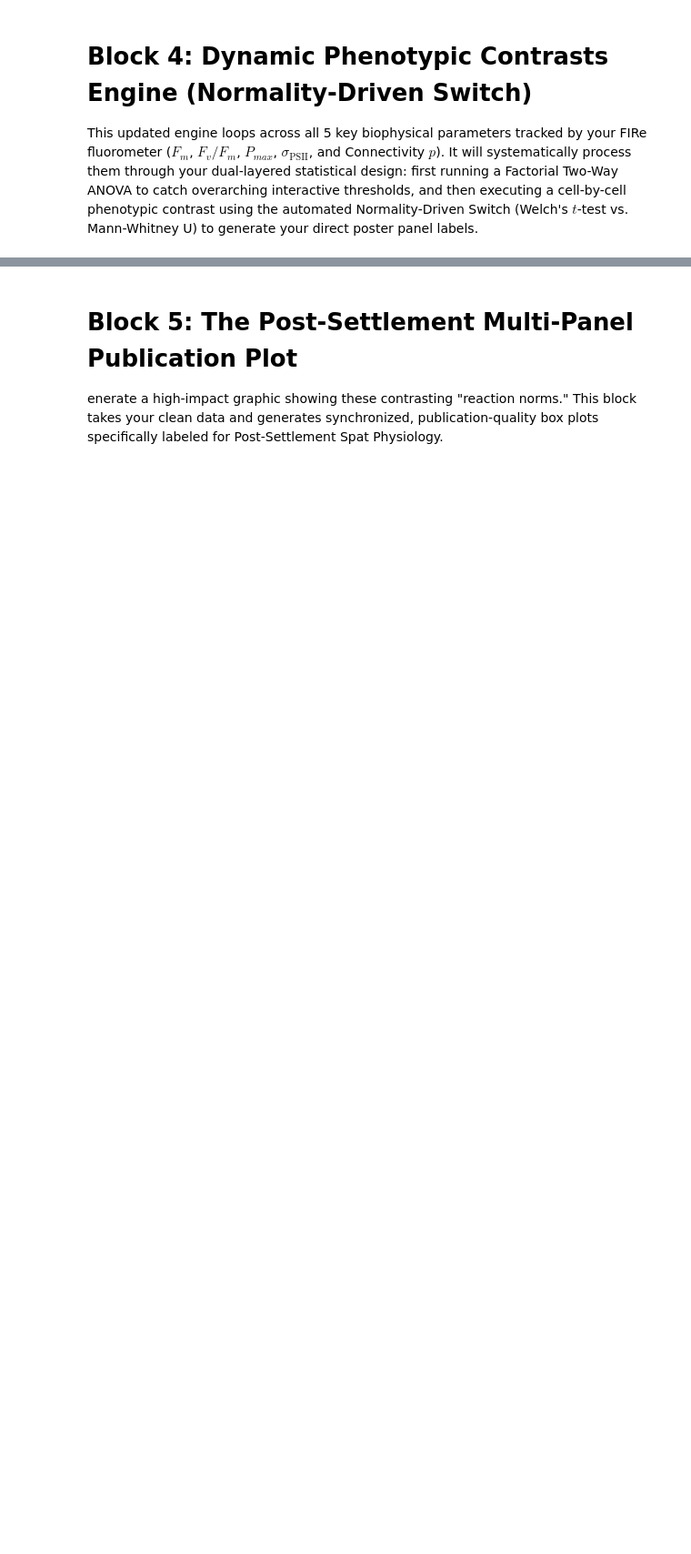
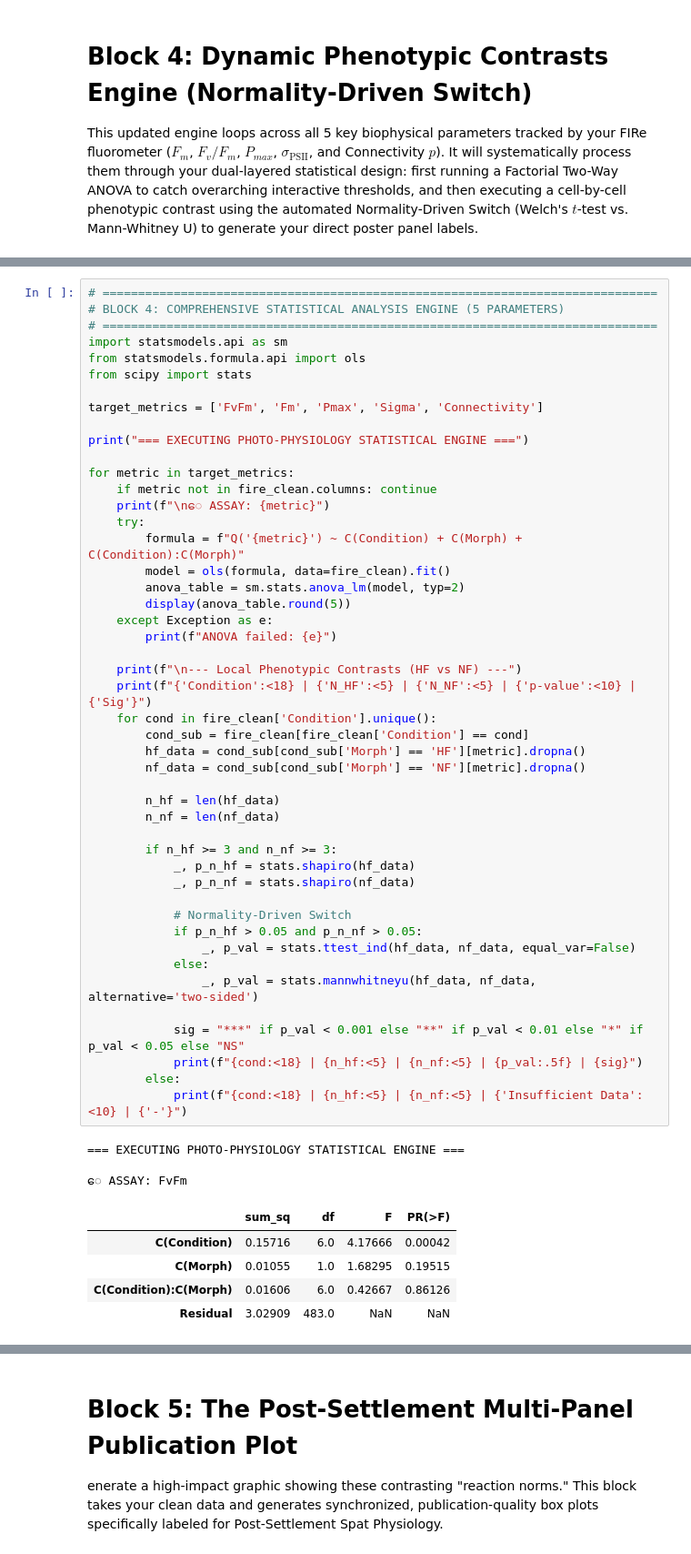
Before and after one commit to LielUziahu/12th_GetTogether, a Jupyter notebook: Combined_Spat_FIRe.ipynb, the cells around one changed output, grey strips where cells are left out. Shown at 91% size. Drawn from its saved outputs; the diff is of its cells as text; blank space fills up the shorter version.

```diff
--- a/Combined_Spat_FIRe.ipynb
+++ b/Combined_Spat_FIRe.ipynb
@@ -359,0 +171,56 @@ pH 7.8             | 0.285±0.261     | 0.533±0.135     | Mann-Whitney U     |
+# %%
+# ==============================================================================
+# BLOCK 4: COMPREHENSIVE STATISTICAL ANALYSIS ENGINE (5 PARAMETERS)
+# ==============================================================================
+import statsmodels.api as sm
+from statsmodels.formula.api import ols
+from scipy import stats
+
+target_metrics = ['FvFm', 'Fm', 'Pmax', 'Sigma', 'Connectivity']
+
+print("=== EXECUTING PHOTO-PHYSIOLOGY STATISTICAL ENGINE ===")
+
+for metric in target_metrics:
+    if metric not in fire_clean.columns: continue
+    print(f"\nေ ASSAY: {metric}")
+    try:
+        formula = f"Q('{metric}') ~ C(Condition) + C(Morph) + C(Condition):C(Morph)"
+        model = ols(formula, data=fire_clean).fit()
+        anova_table = sm.stats.anova_lm(model, typ=2)
+        display(anova_table.round(5))
+    except Exception as e:
+        print(f"ANOVA failed: {e}")
+
+    print(f"\n--- Local Phenotypic Contrasts (HF vs NF) ---")
+    print(f"{'Condition':<18} | {'N_HF':<5} | {'N_NF':<5} | {'p-value':<10} | {'Sig'}")
+    for cond in fire_clean['Condition'].unique():
+        cond_sub = fire_clean[fire_clean['Condition'] == cond]
+        hf_data = cond_sub[cond_sub['Morph'] == 'HF'][metric].dropna()
+        nf_data = cond_sub[cond_sub['Morph'] == 'NF'][metric].dropna()
+
+        n_hf = len(hf_data)
+        n_nf = len(nf_data)
+
+        if n_hf >= 3 and n_nf >= 3:
+            _, p_n_hf = stats.shapiro(hf_data)
+            _, p_n_nf = stats.shapiro(nf_data)
+
+            # Normality-Driven Switch
+            if p_n_hf > 0.05 and p_n_nf > 0.05:
+                _, p_val = stats.ttest_ind(hf_data, nf_data, equal_var=False)
+            else:
+                _, p_val = stats.mannwhitneyu(hf_data, nf_data, alternative='two-sided')
+
+            sig = "***" if p_val < 0.001 else "**" if p_val < 0.01 else "*" if p_val < 0.05 else "NS"
+            print(f"{cond:<18} | {n_hf:<5} | {n_nf:<5} | {p_val:.5f} | {sig}")
+        else:
+            print(f"{cond:<18} | {n_hf:<5} | {n_nf:<5} | {'Insufficient Data':<10} | {'-'}")
+# %% [output]
+=== EXECUTING PHOTO-PHYSIOLOGY STATISTICAL ENGINE ===
+
+ေ ASSAY: FvFm
+|  | sum_sq | df | F | PR(>F) |
+| C(Condition) | 0.15716 | 6.0 | 4.17666 | 0.00042 |
+| C(Morph) | 0.01055 | 1.0 | 1.68295 | 0.19515 |
+| C(Condition):C(Morph) | 0.01606 | 6.0 | 0.42667 | 0.86126 |
+| Residual | 3.02909 | 483.0 | NaN | NaN |
```
Also changed, not shown: parts of 9 cells of this notebook.
